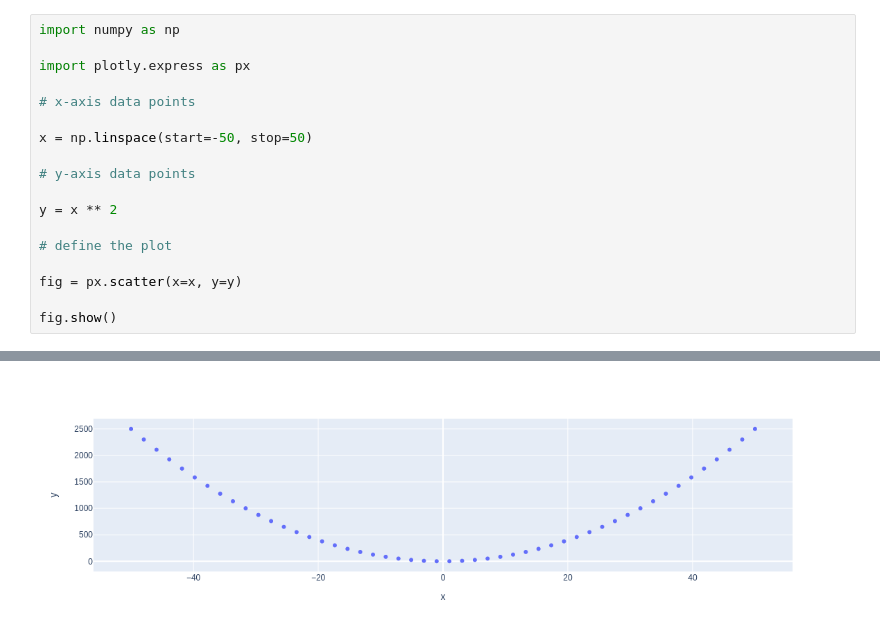
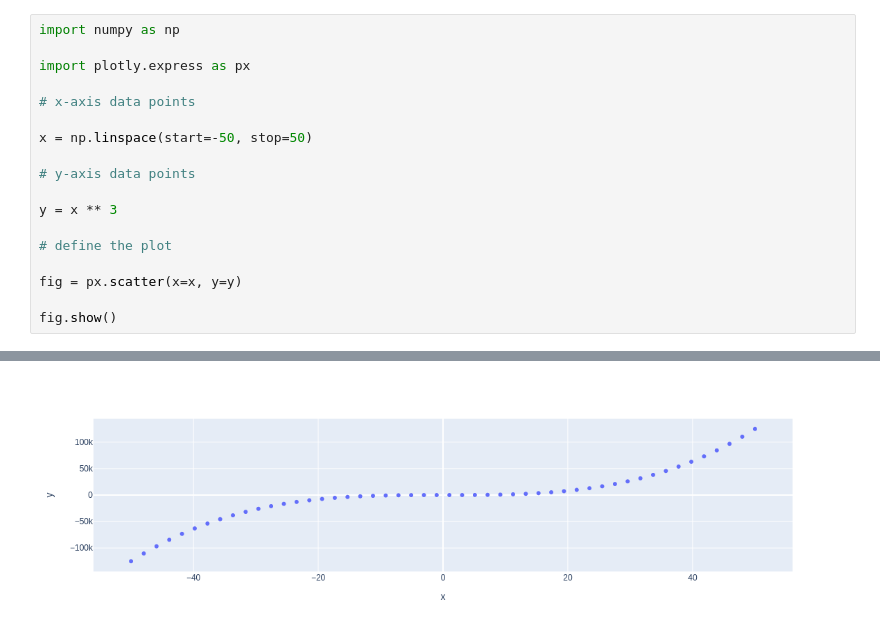
Before and after one commit to tutsunom/my-notebooks-repo, a Jupyter notebook: experiment1.ipynb, the cells around one changed output, grey strips where cells are left out. Cells and saved outputs as stored; diff of their text form.

```diff
--- a/experiment1.ipynb
+++ b/experiment1.ipynb
@@ -9,7 +9,7 @@ x = np.linspace(start=-50, stop=50)
 
 # y-axis data points
 
-y = x ** 2
+y = x ** 3
 
 # define the plot
 
@@ -21 +20 @@ fig.show()
-[figure, old version]
+[figure, new version]
```
Also changed, not shown: parts of 1 cell of this notebook.
